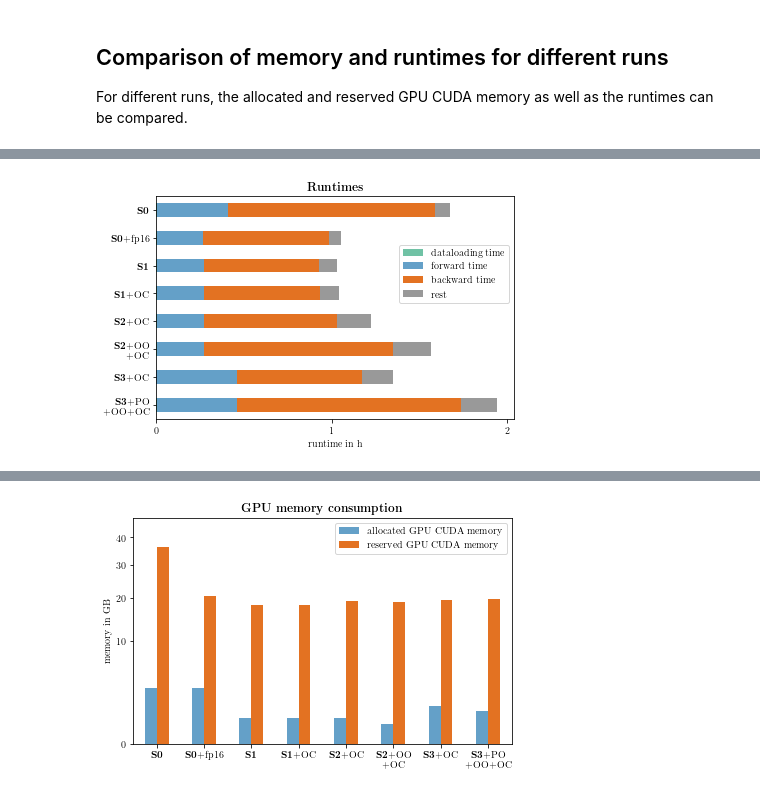
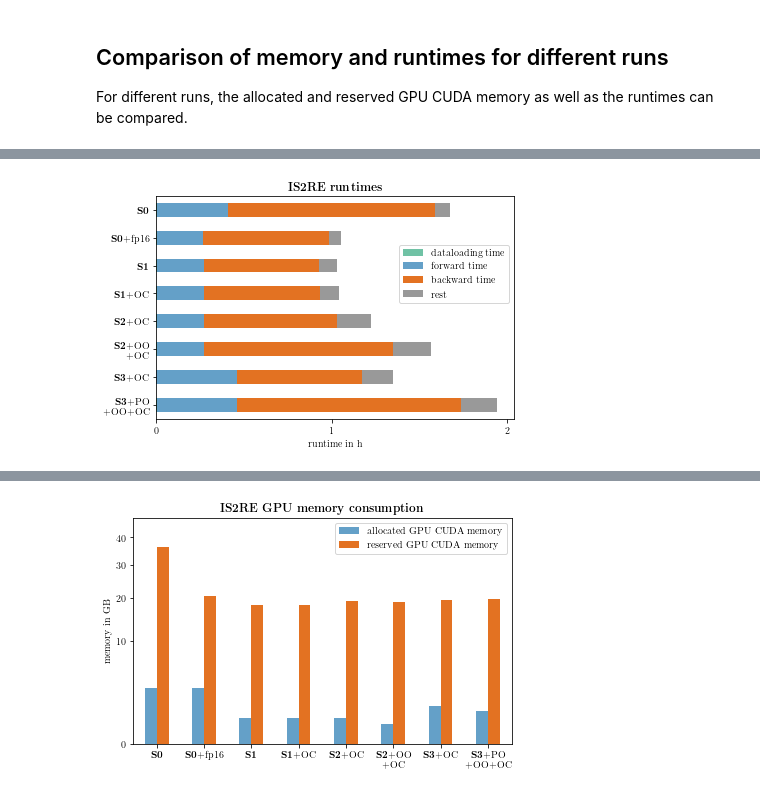
Before and after one commit to TUM-DI-Lab-Graph-Scaling/evaluation, a Jupyter notebook: notebooks/visualization_gemnet_is2re.ipynb, the cells around one changed output, grey strips where cells are left out. Saved outputs shown, nothing was run; the diff lists cells and outputs as text; code cells hidden in the pictures.

```diff
--- a/notebooks/visualization_gemnet_is2re.ipynb
+++ b/notebooks/visualization_gemnet_is2re.ipynb
@@ -174,12 +174,12 @@ runtimes.compare(save=True, save_dir="../outputs/gemnet/is2re/runtimes")
 runtimes.compare_plot(
     yticks=formatted_run_names_2,
     figsize=(6, 4),
-    title=r"\textbf{Runtimes}",
+    title=r"\textbf{IS2RE runtimes}",
     save=True,
     save_dir="../outputs/gemnet/is2re/runtimes"
 )
 # %% [output]
-[figure, old version]
+[figure, new version]
 # %%
 cuda_memory.compare(save=True, save_dir="../outputs/gemnet/is2re/cuda_memory")
 # %% [output]
@@ -189,10 +189,10 @@ cuda_memory.compare(save=True, save_dir="../outputs/gemnet/is2re/cuda_memory")
 # %%
 cuda_memory.compare_plot(
     xticks=formatted_run_names_2,
     figsize=(6, 4),
-    title=r"\textbf{GPU memory consumption}",
+    title=r"\textbf{IS2RE GPU memory consumption}",
     save=True,
     save_dir="../outputs/gemnet/is2re/cuda_memory"
 )
 # %% [output]
-[figure, old version]
+[figure, new version]
```
Also changed, not shown: 54 other files.
